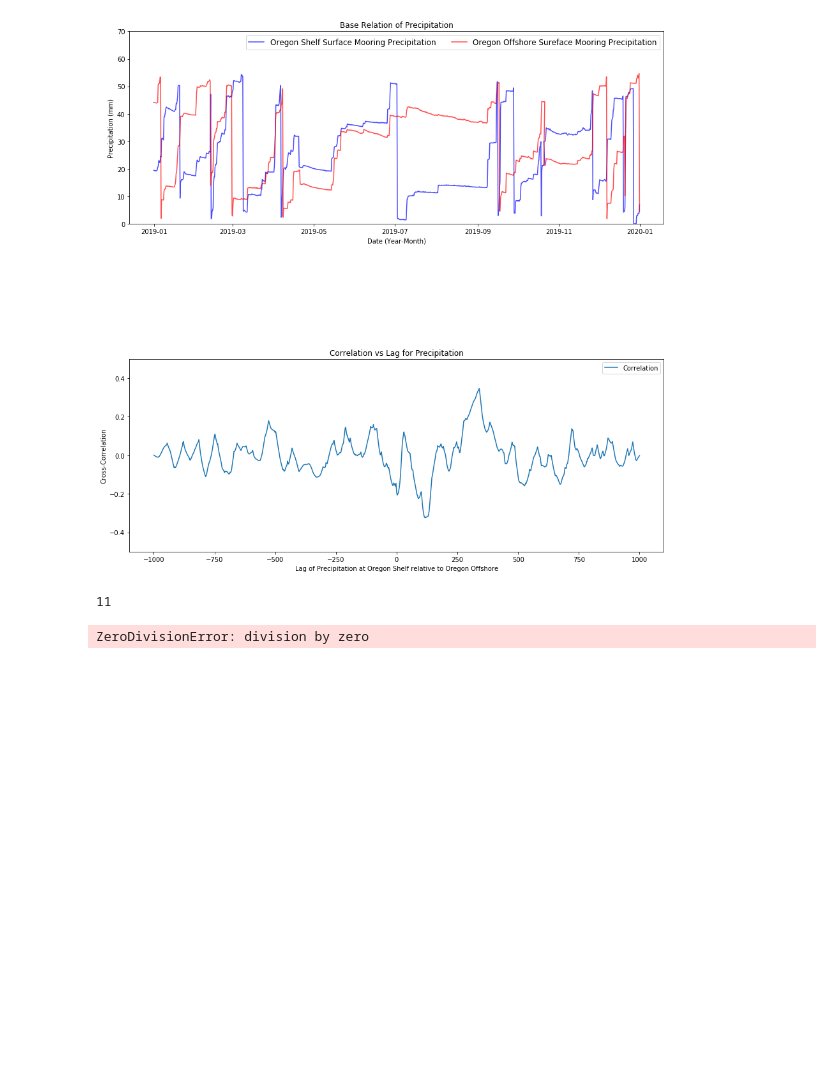
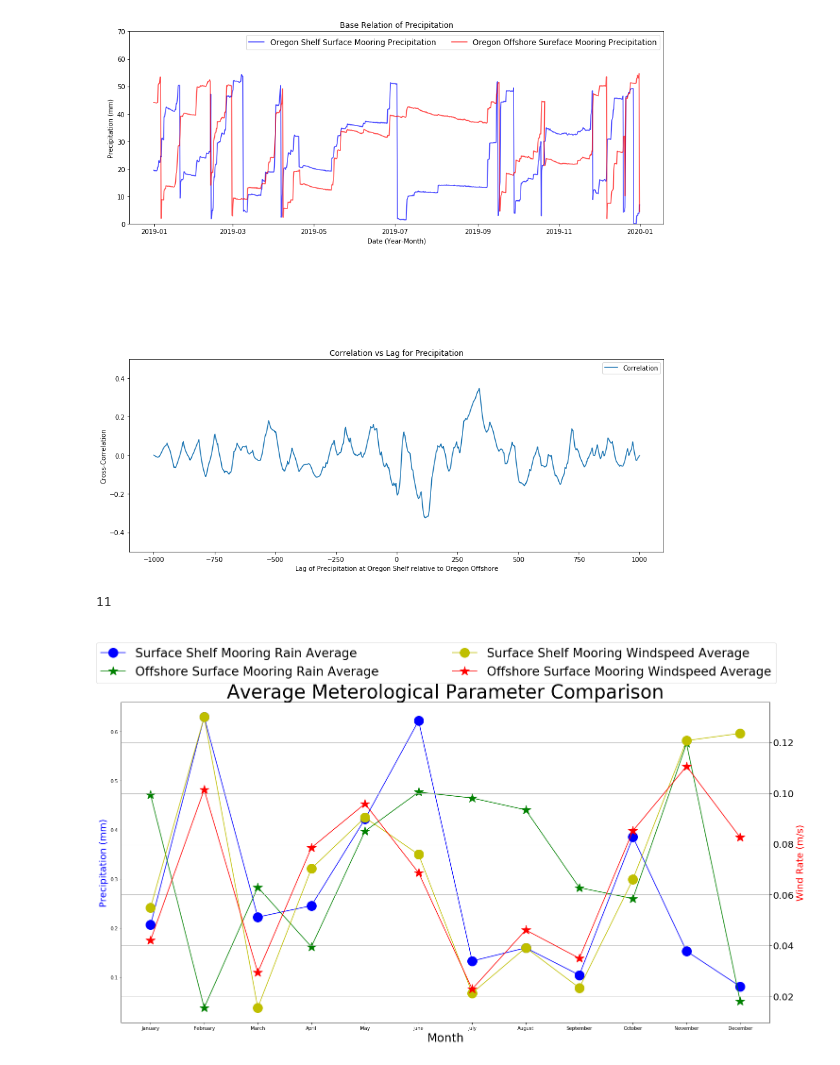
Before and after one commit to Dkigawa/Project-2-Meteorology-Instrument-Package, a Jupyter notebook: Project 2 Meterology Instrument -checkpoint.ipynb, the cells around one changed output. Saved outputs shown, nothing was run; the diff lists cells and outputs as text; code cells hidden in the pictures; blank space fills up the shorter version.

```diff
--- a/Project 2 Meterology Instrument -checkpoint.ipynb
+++ b/Project 2 Meterology Instrument -checkpoint.ipynb
@@ -310,15 +293,53 @@ def monthlyAverageGetter(time, data):
+# %%
+def monthlyAverageGetter(time, data):
+
+    monthCounter = [0,0,0,0,0,0,0,0,0,0,0,0]
+    monthAvg = [0,0,0,0,0,0,0,0,0,0,0,0]
+
+
+
+
+    for i in range(len(time)):
+        monthAvg[time[i].month - 1] = data[i]
+        monthCounter[time[i].month - 1] +=1
+
+    for j in range(len(monthAvg)):
+        monthAvg[j] = monthAvg[j]/monthCounter[j]
+
+
+    return monthAvg
 # %%
 print(oregonShelfTime[900].month)
 # %% [output]
 11
-# %%
-shelfWindAvg = monthlyAverageGetter(oregonShelfTime, oregonShelfWindSpeed)
-shelfRainAvg = monthlyAverageGetter(oregonShelfTime, oregonShelfPrecipitation)
-
-print(shelfWindAvg)
-
-
-offshoreWindAvg = monthlyAverageGetter(oregonOffshoreTime, oregonOffshoreWindSpeed)
-offshoreRainAvg = monthlyAverageGetter(oregonOffshoreTime, oregonOffshorePrecipitation)
-# %% [output]
-ZeroDivisionError: division by zero
+# %%
+shelfWindAvg = monthlyAverageGetter(oregonShelfTime, oregonShelfWindSpeed)
+shelfRainAvg = monthlyAverageGetter(oregonShelfTime, oregonShelfPrecipitation)
+
+offshoreWindAvg = monthlyAverageGetter(oregonOffshoreTime, oregonOffshoreWindSpeed)
+offshoreRainAvg = monthlyAverageGetter(oregonOffshoreTime, oregonOffshorePrecipitation)
+
+fig,ax = plt.subplots()
+ax2 = ax.twinx()
+fig.set_figheight(10)
+fig.set_figwidth(20)
+fig.tight_layout()
+
+ax.plot(months, shelfRainAvg, 'b', marker='o', markersize = 20, label = 'Surface Shelf Mooring Rain Average')
+ax.plot(months, offshoreRainAvg, 'g', marker='*', markersize = 20, label = 'Offshore Surface Mooring Rain Average')
+ax.set_xlabel('Month', fontsize = 25)
+ax.set_ylabel('Precipitation (mm)', color = 'blue', fontsize = 20)
+
+ax2.plot(months, shelfWindAvg, 'y', marker='o', markersize = 20, label = 'Surface Shelf Mooring Windspeed Average')
+ax2.plot(months, offshoreWindAvg, 'r', marker='*', markersize = 20, label = 'Offshore Surface Mooring Windspeed Average')
+ax2.set_ylabel('Wind Rate (m/s)', color = 'red', fontsize = 20)
+
+plt.yticks(size = 20)
+plt.grid(True)
+
+fig.legend(prop={'size':26}, bbox_to_anchor=(0., 1.07, 1., .102), loc='lower left',
+           ncol=2, mode="expand", borderaxespad=0.)
+plt.title('Average Meterological Parameter Comparison', fontsize = 40)
+plt.show()
+# %% [output]
+[figure, added]
```
Also changed, not shown: parts of 1 cell of this notebook.
